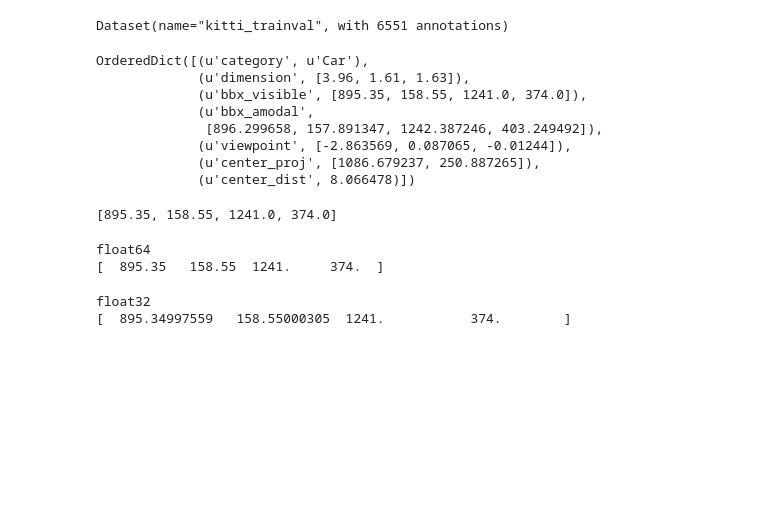
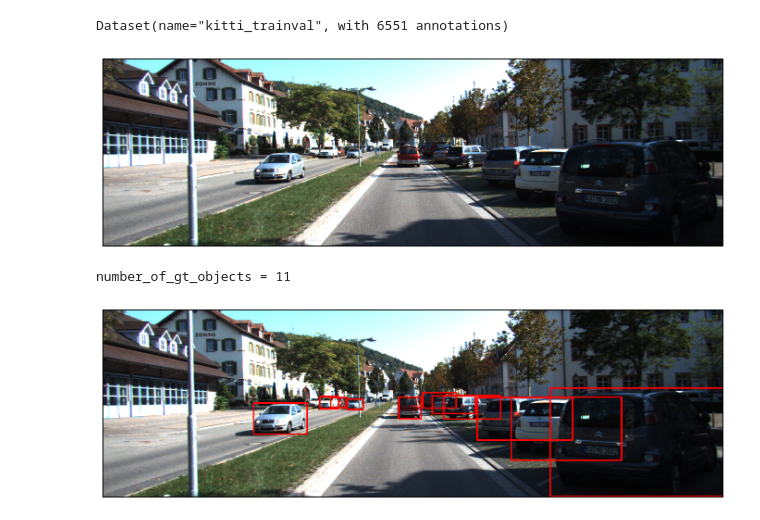
Before and after one commit to abhijitkundu/RenderAndCompare, a Jupyter notebook: python/playground/Dataset.ipynb, the cells around one changed output. Drawn from its saved outputs; the diff is of its cells as text; code cells hidden in the pictures; blank space fills up the shorter version.

Commit message:
Adding some simple dataset utils functions

```diff
--- a/python/playground/Dataset.ipynb
+++ b/python/playground/Dataset.ipynb
@@ -5,3 +1,15 @@ import numpy as np
+# %%
+%matplotlib inline
+
+import os.path as osp
+import numpy as np
+import matplotlib.pyplot as plt
+import cv2
+import _init_paths
+from RenderAndCompare.datasets import Dataset, NoIndent, draw_bbx2d, sample_object_infos
+import matplotlib
+
+matplotlib.rcParams['figure.figsize'] = (12, 8)
 # %%
 dataset_file = "/home/abhijit/Workspace/RenderAndCompare/build/kitti_trainval.json"
 dataset = Dataset.from_json(dataset_file)
@@ -9,32 +17,22 @@ dataset = Dataset.from_json(dataset_file)
 print dataset
 # %% [output]
 Dataset(name="kitti_trainval", with 6551 annotations)
-# %%
-obj = dataset.annotations()[32]['objects'][1]
-obj
-# %% [output]
-OrderedDict([(u'category', u'Car'),
-             (u'dimension', [3.96, 1.61, 1.63]),
-             (u'bbx_visible', [895.35, 158.55, 1241.0, 374.0]),
-             (u'bbx_amodal',
-              [896.299658, 157.891347, 1242.387246, 403.249492]),
-             (u'viewpoint', [-2.863569, 0.087065, -0.01244]),
-             (u'center_proj', [1086.679237, 250.887265]),
-             (u'center_dist', 8.066478)])
-# %%
-obj['bbx_visible']
-# %% [output]
-[895.35, 158.55, 1241.0, 374.0]
-# %%
-bbx_visible = np.array(obj['bbx_visible'])
-print bbx_visible.dtype
-print bbx_visible
-# %% [output]
-float64
-[  895.35   158.55  1241.     374.  ]
-# %%
-print bbx_visible.astype(np.float32).dtype
-print bbx_visible.astype(np.float32)
-# %% [output]
-float32
-[  895.34997559   158.55000305  1241.           374.        ]
+# %%
+def display_cv_image(image):
+    plt.imshow(image[:,:,::-1])
+    plt.xticks([]), plt.yticks([])
+    plt.show()
+# %%
+frame_num = 32
+image_info = dataset.annotations()[frame_num]
+image = cv2.imread(osp.join(dataset.rootdir(), image_info['image_file']))
+display_cv_image(image)
+# %% [output]
+[figure, added]
+# %%
+print "number_of_gt_objects = {}".format(len(image_info['objects']))
+gt_boxes = [obj_info['bbx_visible'] for obj_info in image_info['objects']]
+display_cv_image(draw_bbx2d(image, gt_boxes, (0, 0, 255), 2))
+# %% [output]
+number_of_gt_objects = 11
+[figure, added]
```
Also changed, not shown: parts of 2 cells of this notebook, 2 other files.
